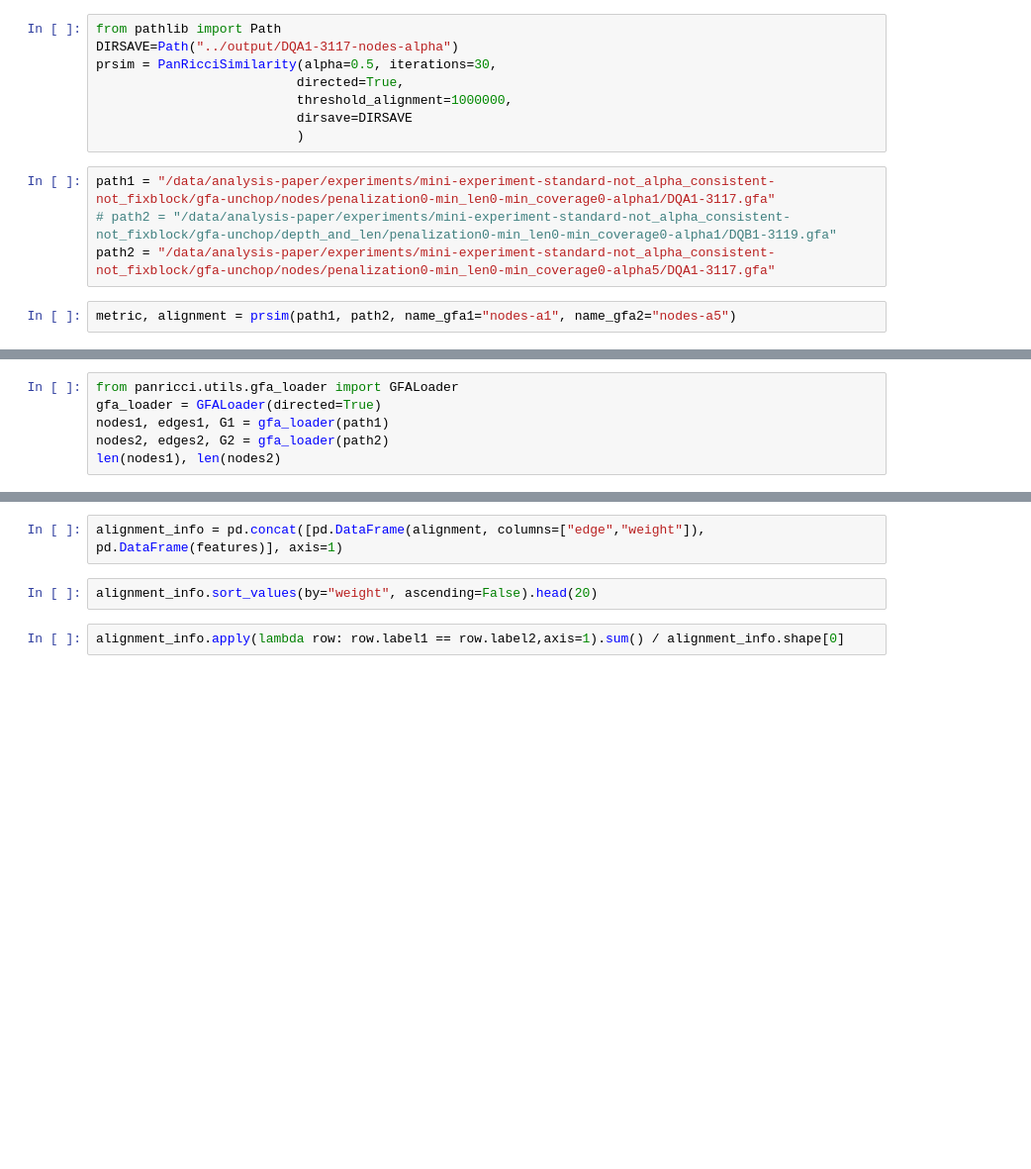
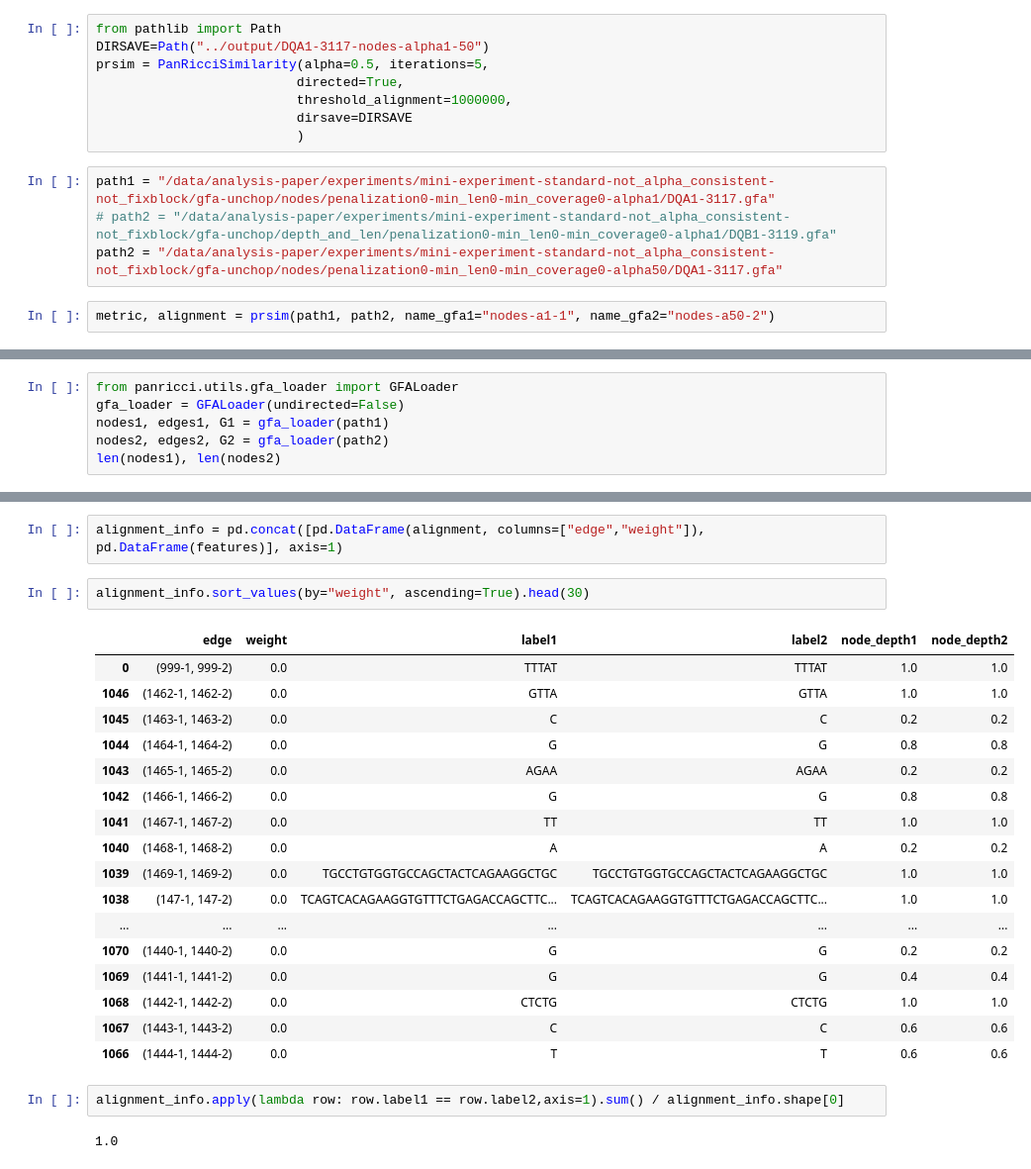
Before and after one commit to jorgeavilacartes/panricci, a Jupyter notebook: notebooks/library.ipynb, the cells around one changed output, grey strips where cells are left out. Shown: that part at 99% size. Drawn from its saved outputs; the diff is of its cells as text; blank space fills up the shorter version.

```diff
--- a/notebooks/library.ipynb
+++ b/notebooks/library.ipynb
@@ -5,8 +5,8 @@ from panricci import  (
 )
 # %%
 from pathlib import Path
-DIRSAVE=Path("../output/DQA1-3117-nodes-alpha")
-prsim = PanRicciSimilarity(alpha=0.5, iterations=30,
+DIRSAVE=Path("../output/DQA1-3117-nodes-alpha1-50")
+prsim = PanRicciSimilarity(alpha=0.5, iterations=5,
                           directed=True,
                           threshold_alignment=1000000,
                           dirsave=DIRSAVE
@@ -14,9 +14,9 @@ prsim = PanRicciSimilarity(alpha=0.5, iterations=30,
 # %%
 path1 = "/data/analysis-paper/experiments/mini-experiment-standard-not_alpha_consistent-not_fixblock/gfa-unchop/nodes/penalization0-min_len0-min_coverage0-alpha1/DQA1-3117.gfa"
 # path2 = "/data/analysis-paper/experiments/mini-experiment-standard-not_alpha_consistent-not_fixblock/gfa-unchop/depth_and_len/penalization0-min_len0-min_coverage0-alpha1/DQB1-3119.gfa"
-path2 = "/data/analysis-paper/experiments/mini-experiment-standard-not_alpha_consistent-not_fixblock/gfa-unchop/nodes/penalization0-min_len0-min_coverage0-alpha5/DQA1-3117.gfa"
+path2 = "/data/analysis-paper/experiments/mini-experiment-standard-not_alpha_consistent-not_fixblock/gfa-unchop/nodes/penalization0-min_len0-min_coverage0-alpha50/DQA1-3117.gfa"
 # %%
-metric, alignment = prsim(path1, path2, name_gfa1="nodes-a1", name_gfa2="nodes-a5")
+metric, alignment = prsim(path1, path2, name_gfa1="nodes-a1-1", name_gfa2="nodes-a50-2")
 # %%
 alignment
 # %% [output]
@@ -26,7 +46,7 @@ import pandas as pd
 pd.DataFrame(alignment, columns=["edge","weight"]).to_csv(DIRSAVE.joinpath("edge_weigths.csv"))
 # %%
 from panricci.utils.gfa_loader import GFALoader
-gfa_loader = GFALoader(directed=True)
+gfa_loader = GFALoader(undirected=False)
 nodes1, edges1, G1 = gfa_loader(path1)
 nodes2, edges2, G2 = gfa_loader(path2)
 len(nodes1), len(nodes2)
@@ -65,6 +91,26 @@ for edge, weight in alignment:
 # %%
 alignment_info = pd.concat([pd.DataFrame(alignment, columns=["edge","weight"]), pd.DataFrame(features)], axis=1)
 # %%
-alignment_info.sort_values(by="weight", ascending=False).head(20)
+alignment_info.sort_values(by="weight", ascending=True).head(30)
+# %% [output]
+|  | edge | weight | label1 | label2 | node_depth1 | node_depth2 |
+| 0 | (999-1, 999-2) | 0.0 | TTTAT | TTTAT | 1.0 | 1.0 |
+| 1046 | (1462-1, 1462-2) | 0.0 | GTTA | GTTA | 1.0 | 1.0 |
+| 1045 | (1463-1, 1463-2) | 0.0 | C | C | 0.2 | 0.2 |
+| 1044 | (1464-1, 1464-2) | 0.0 | G | G | 0.8 | 0.8 |
+| 1043 | (1465-1, 1465-2) | 0.0 | AGAA | AGAA | 0.2 | 0.2 |
+| 1042 | (1466-1, 1466-2) | 0.0 | G | G | 0.8 | 0.8 |
+| 1041 | (1467-1, 1467-2) | 0.0 | TT | TT | 1.0 | 1.0 |
+| 1040 | (1468-1, 1468-2) | 0.0 | A | A | 0.2 | 0.2 |
+| 1039 | (1469-1, 1469-2) | 0.0 | TGCCTGTGGTGCCAGCTACTCAGAAGGCTGC | TGCCTGTGGTGCCAGCTACTCAGAAGGCTGC | 1.0 | 1.0 |
+| 1038 | (147-1, 147-2) | 0.0 | TCAGTCACAGAAGGTGTTTCTGAGACCAGCTTC... | TCAGTCACAGAAGGTGTTTCTGAGACCAGCTTC... | 1.0 | 1.0 |
+| ... | ... | ... | ... | ... | ... | ... |
+| 1070 | (1440-1, 1440-2) | 0.0 | G | G | 0.2 | 0.2 |
+| 1069 | (1441-1, 1441-2) | 0.0 | G | G | 0.4 | 0.4 |
+| 1068 | (1442-1, 1442-2) | 0.0 | CTCTG | CTCTG | 1.0 | 1.0 |
+| 1067 | (1443-1, 1443-2) | 0.0 | C | C | 0.6 | 0.6 |
+| 1066 | (1444-1, 1444-2) | 0.0 | T | T | 0.6 | 0.6 |
 # %%
 alignment_info.apply(lambda row: row.label1 == row.label2,axis=1).sum() / alignment_info.shape[0]
+# %% [output]
+1.0
```
Also changed, not shown: parts of 5 cells of this notebook, 15 other files.
